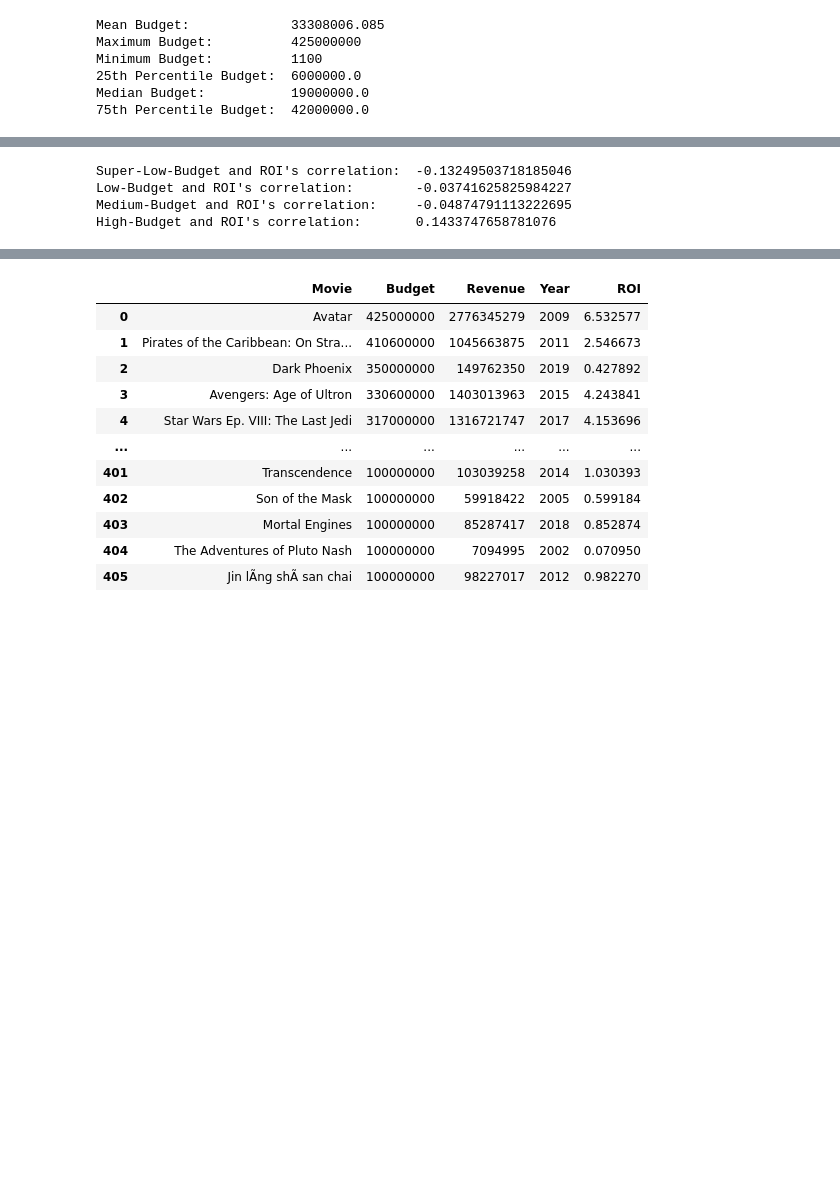
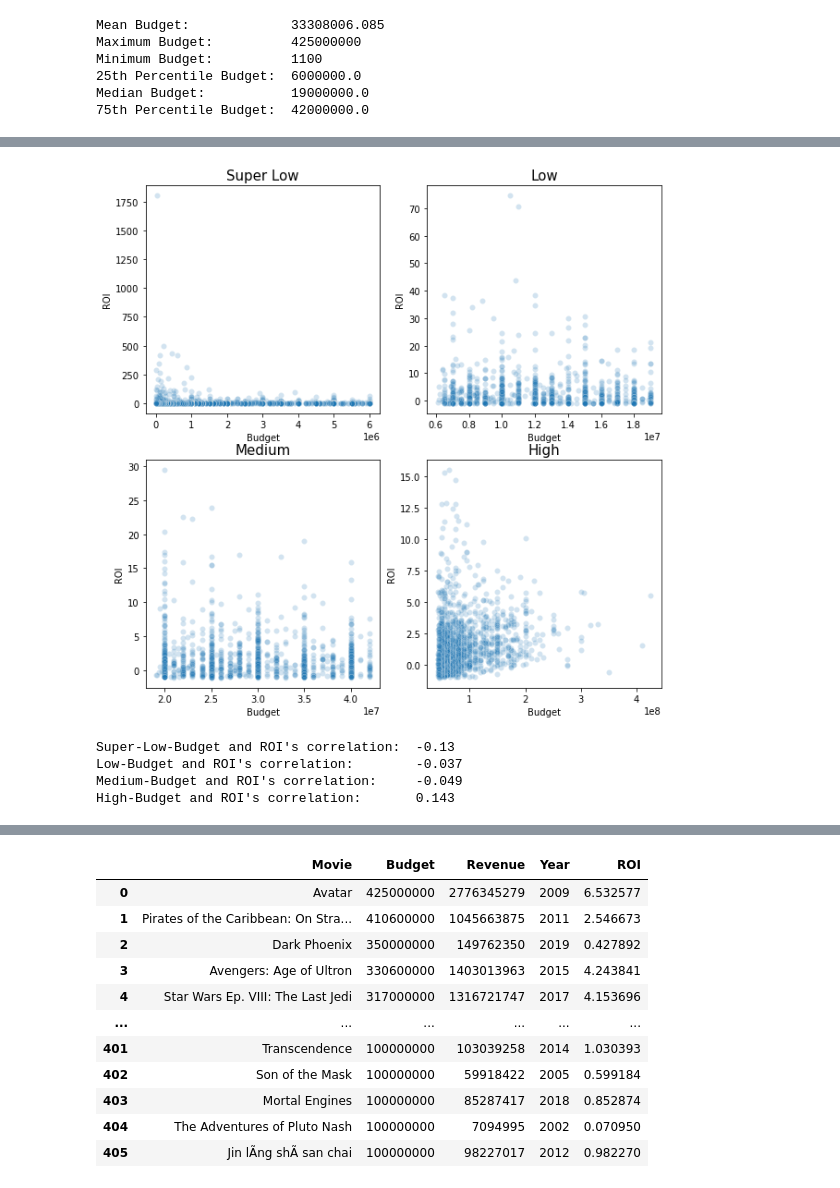
Before and after one commit to jaeheonk817/Microsoft-Movie-Recommendations, a Jupyter notebook: student1.ipynb, the cells around one changed output, grey strips where cells are left out. Cells and saved outputs as stored; diff of their text form; code cells hidden in the pictures; blank space fills up the shorter version.

```diff
--- a/student1.ipynb
+++ b/student1.ipynb
@@ -266,6 +266,3 @@ Minimum Budget:          1100
 25th Percentile Budget:  6000000.0
 Median Budget:           19000000.0
 75th Percentile Budget:  42000000.0
-# %%
-# ROI (Return on Investment) is a very important indicator of financial success.
-tn['ROI'] = tn['Revenue']/tn['Budget']
@@ -305,0 +269,18 @@ plt.show()
+# %%
+# Find profit of each movie.
+tn['Profit'] = tn['Revenue']-tn['Budget']
+
+# ROI (Return on Investment) is a very important indicator of financial success.
+tn['ROI'] = tn['Profit']/tn['Budget']
+
+# Create a new column called 'Budget Level' that has four categoris:
+#   'super low', 'low', 'medium' and 'high' by cutting them on each quantile range.
+tn['Budget Level'] = pd.cut(tn['Budget'],
+                       bins=[tn['Budget'].min(),tn['Budget'].quantile(0.25),tn['Budget'].quantile(0.5),tn['Budget'].quantile(0.75),tn['Budget'].max()],
+                       labels=['super low','low','medium','high'])
+
+# Define a new column called 'Profitability' that returns 'profit' if ROI is positive,
+# 'loss' is ROI is negative.
+tn['Profitability'] = tn['ROI'].apply(lambda x: 'profit' if x > 0 else 'loss')
+
+tn
@@ -306,17 +301,41 @@ plt.show()
+# %%
+# Draw a scatter plot for each budget category separately.
+
+fig, ax = plt.subplots(2, 2, figsize=(10, 10))
+
+sns.scatterplot(x="Budget", y="ROI", alpha=0.2,
+                data=tn[tn['Budget Level'] == 'super low'], ax=ax[0,0])
+ax[0,0].set_title("Super Low", fontsize=15)
+
+sns.scatterplot(x="Budget", y="ROI", alpha=0.2,
+                data=tn[tn['Budget Level'] == 'low'], ax=ax[0,1])
+ax[0,1].set_title("Low", fontsize=15)
+
+sns.scatterplot(x="Budget", y="ROI", alpha=0.2,
+                data=tn[tn['Budget Level'] == 'medium'], ax=ax[1,0])
+ax[1,0].set_title("Medium", fontsize=15)
+
+sns.scatterplot(x="Budget", y="ROI", alpha=0.2,
+                data=tn[tn['Budget Level'] == 'high'], ax=ax[1,1])
+ax[1,1].set_title("High", fontsize=15)
+
+plt.show()
+# %% [output]
+[figure, added]
 # %%
 # Compute Pearson correlation coefficient for varying budget category and ROI
 
-r_slowbud = slowbud['Budget'].corr(slowbud['ROI'])
-r_lowbud = lowbud['Budget'].corr(lowbud['ROI'])
-r_medbud = medbud['Budget'].corr(medbud['ROI'])
-r_highbud = highbud['Budget'].corr(highbud['ROI'])
+r_slowbud = tn[tn['Budget Level'] == 'super low']['Budget'].corr(tn[tn['Budget Level'] == 'super low']['ROI'])
+r_lowbud = tn[tn['Budget Level'] == 'low']['Budget'].corr(tn[tn['Budget Level'] == 'low']['ROI'])
+r_medbud = tn[tn['Budget Level'] == 'medium']['Budget'].corr(tn[tn['Budget Level'] == 'medium']['ROI'])
+r_highbud = tn[tn['Budget Level'] == 'high']['Budget'].corr(tn[tn['Budget Level'] == 'high']['ROI'])
 
-print('Super-Low-Budget and ROI\'s correlation:  ' + str(r_slowbud))
-print('Low-Budget and ROI\'s correlation:        ' + str(r_lowbud))
-print('Medium-Budget and ROI\'s correlation:     ' + str(r_medbud))
-print('High-Budget and ROI\'s correlation:       ' + str(r_highbud))
+print('Super-Low-Budget and ROI\'s correlation:  ' + str(round(r_slowbud, 3)))
+print('Low-Budget and ROI\'s correlation:        ' + str(round(r_lowbud, 3)))
+print('Medium-Budget and ROI\'s correlation:     ' + str(round(r_medbud, 3)))
+print('High-Budget and ROI\'s correlation:       ' + str(round(r_highbud, 3)))
 # %% [output]
-Super-Low-Budget and ROI's correlation:  -0.13249503718185046
-Low-Budget and ROI's correlation:        -0.03741625825984227
-Medium-Budget and ROI's correlation:     -0.04874791113222695
-High-Budget and ROI's correlation:       0.1433747658781076
+Super-Low-Budget and ROI's correlation:  -0.13
+Low-Budget and ROI's correlation:        -0.037
+Medium-Budget and ROI's correlation:     -0.049
+High-Budget and ROI's correlation:       0.143
```
Also changed, not shown: parts of 9 cells of this notebook.
